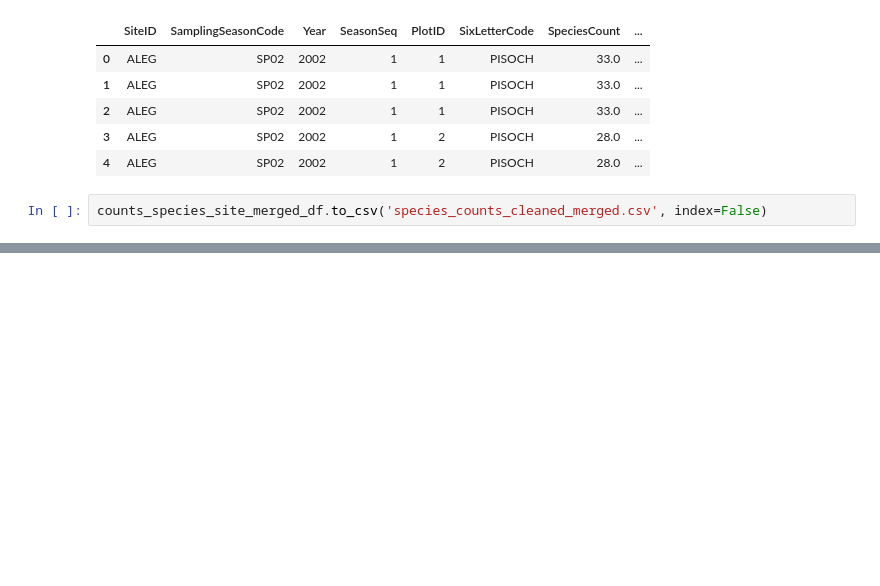
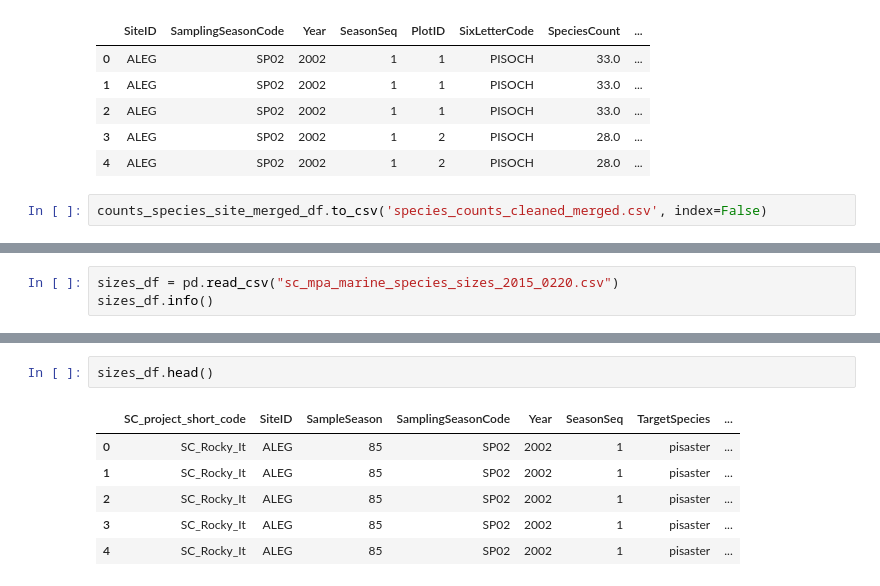
Before and after one commit to JustinHamerly/CA-Rocky-Intertidal-Species-Exploration, a Jupyter notebook: processing.ipynb, the cells around one changed output, grey strips where cells are left out. Drawn from its saved outputs; the diff is of its cells as text; blank space fills up the shorter version.

```diff
--- a/processing.ipynb
+++ b/processing.ipynb
@@ -299,0 +311,3 @@ counts_species_site_merged_df.to_csv('species_counts_cleaned_merged.csv', index=
+# %%
+sizes_df = pd.read_csv("sc_mpa_marine_species_sizes_2015_0220.csv")
+sizes_df.info()
@@ -299,0 +334,9 @@ counts_species_site_merged_df.to_csv('species_counts_cleaned_merged.csv', index=
+# %%
+sizes_df.head()
+# %% [output]
+|  | SC_project_short_code | SiteID | SampleSeason | SamplingSeasonCode | Year | SeasonSeq | TargetSpecies | ... |
+| 0 | SC_Rocky_It | ALEG | 85 | SP02 | 2002 | 1 | pisaster | ... |
+| 1 | SC_Rocky_It | ALEG | 85 | SP02 | 2002 | 1 | pisaster | ... |
+| 2 | SC_Rocky_It | ALEG | 85 | SP02 | 2002 | 1 | pisaster | ... |
+| 3 | SC_Rocky_It | ALEG | 85 | SP02 | 2002 | 1 | pisaster | ... |
+| 4 | SC_Rocky_It | ALEG | 85 | SP02 | 2002 | 1 | pisaster | ... |
```
Also changed, not shown: parts of 13 cells of this notebook, 2 other files.
